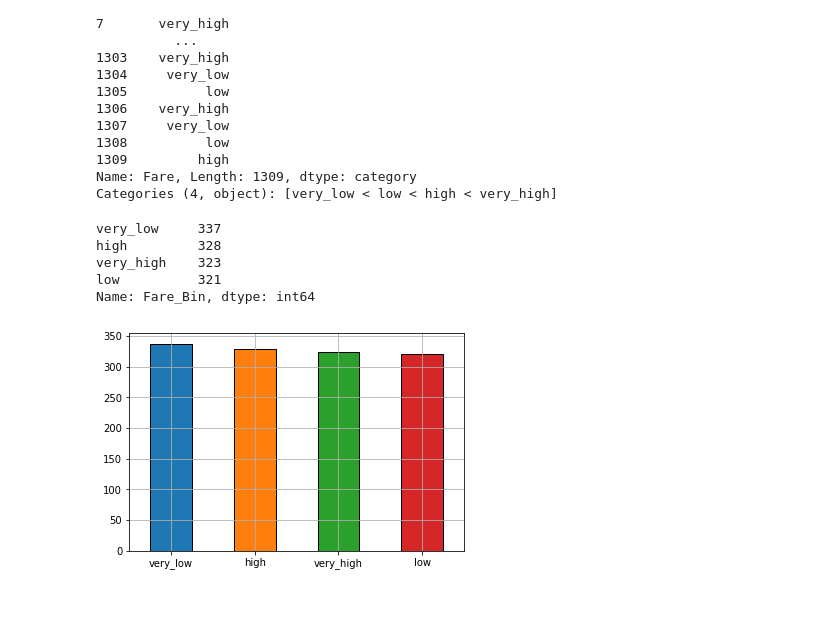
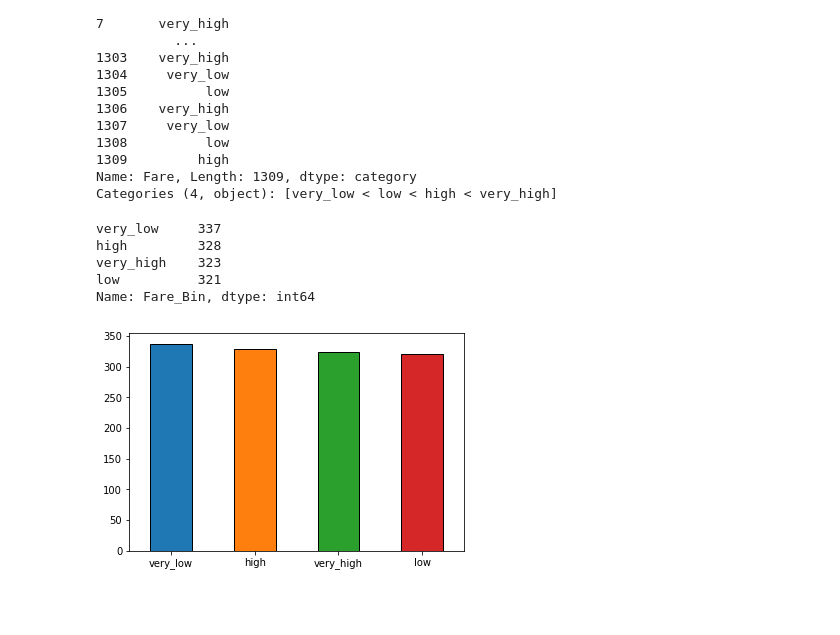
Before and after one commit to rahulkhanna2/titanic, a Jupyter notebook: notebooks/Exploring Processing Data.ipynb, the cells around one changed output. Saved outputs shown, nothing was run; the diff lists cells and outputs as text; code cells hidden in the pictures.

```diff
--- a/notebooks/Exploring Processing Data.ipynb
+++ b/notebooks/Exploring Processing Data.ipynb
@@ -684,14 +665,14 @@ Categories (4, object): [very_low < low < high < very_high]
 df["Fare_Bin"] = pd.qcut(df.Fare, 4, labels= ["very_low", "low", "high", "very_high"])
 # %%
 print (df.Fare_Bin.value_counts())
-df.Fare_Bin.value_counts().plot(kind = "bar", edgecolor=  "black", rot= 0, grid = True);
+df.Fare_Bin.value_counts().plot(kind = "bar", edgecolor=  "black", rot= 0);
 # %% [output]
 very_low     337
 high         328
 very_high    323
 low          321
 Name: Fare_Bin, dtype: int64
-[figure, old version]
+[figure, new version]
 # %% [markdown]
 #
 # %% [markdown]
```
Also changed, not shown: parts of 18 cells of this notebook, 1 other file.
